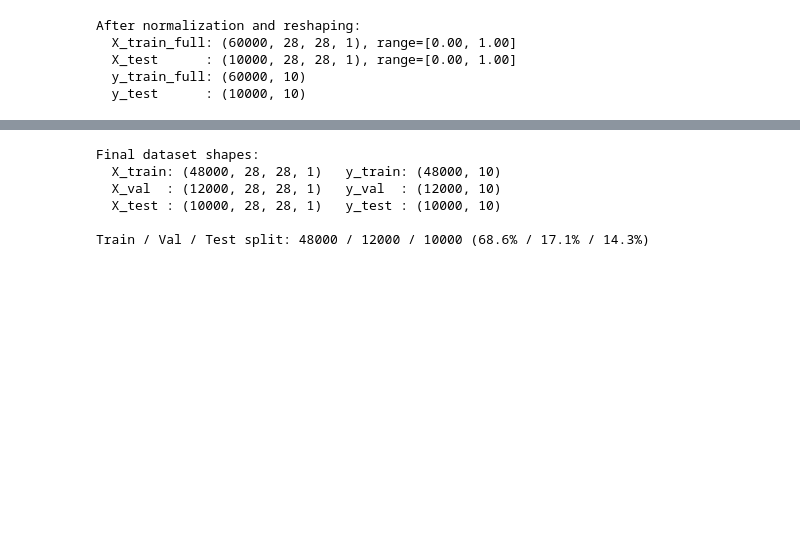
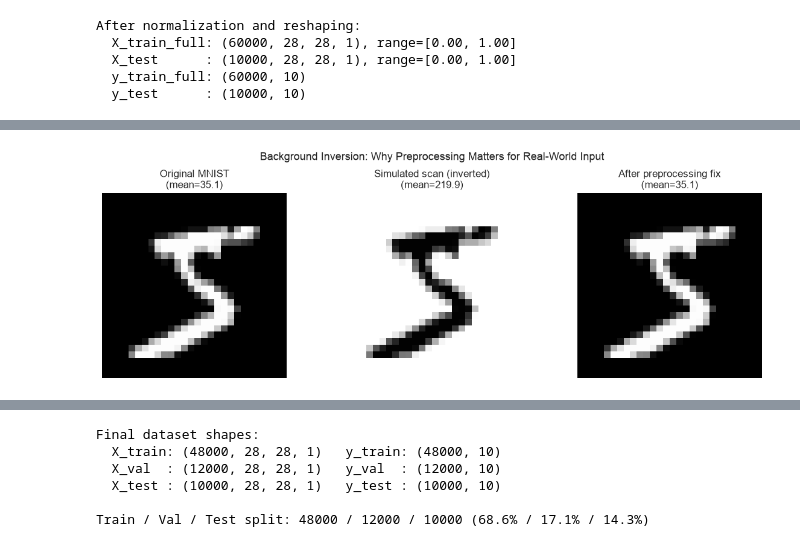
Before and after one commit to Ebi-Tech/Machine-Learning-Cycle, a Jupyter notebook: notebook/handwritten_digit_recognition.ipynb, the cells around one changed output, grey strips where cells are left out. Drawn from its saved outputs; the diff is of its cells as text; code cells hidden in the pictures; blank space fills up the shorter version.

```diff
--- a/notebook/handwritten_digit_recognition.ipynb
+++ b/notebook/handwritten_digit_recognition.ipynb
@@ -213,0 +222,31 @@ After normalization and reshaping:
+# %%
+# Demonstrate background inversion on a sample MNIST image
+sample_img = X_train_raw[0]
+
+# Simulate a real-world scan: invert to dark-on-light
+simulated_scan = 255 - sample_img
+
+fig, axes = plt.subplots(1, 3, figsize=(12, 4))
+
+axes[0].imshow(sample_img, cmap="gray")
+axes[0].set_title(f"Original MNIST\n(mean={sample_img.mean():.1f})")
+axes[0].axis("off")
+
+axes[1].imshow(simulated_scan, cmap="gray")
+axes[1].set_title(f"Simulated scan (inverted)\n(mean={simulated_scan.mean():.1f})")
+axes[1].axis("off")
+
+# Apply the preprocessing check: mean > 127 -> invert back
+corrected = simulated_scan
+if corrected.mean() > 127:
+    corrected = 255 - corrected
+
+axes[2].imshow(corrected, cmap="gray")
+axes[2].set_title(f"After preprocessing fix\n(mean={corrected.mean():.1f})")
+axes[2].axis("off")
+
+fig.suptitle("Background Inversion: Why Preprocessing Matters for Real-World Input", fontsize=13)
+plt.tight_layout()
+plt.show()
+# %% [output]
+[figure, added]
```
Also changed, not shown: parts of 3 cells of this notebook, 9 other files.
